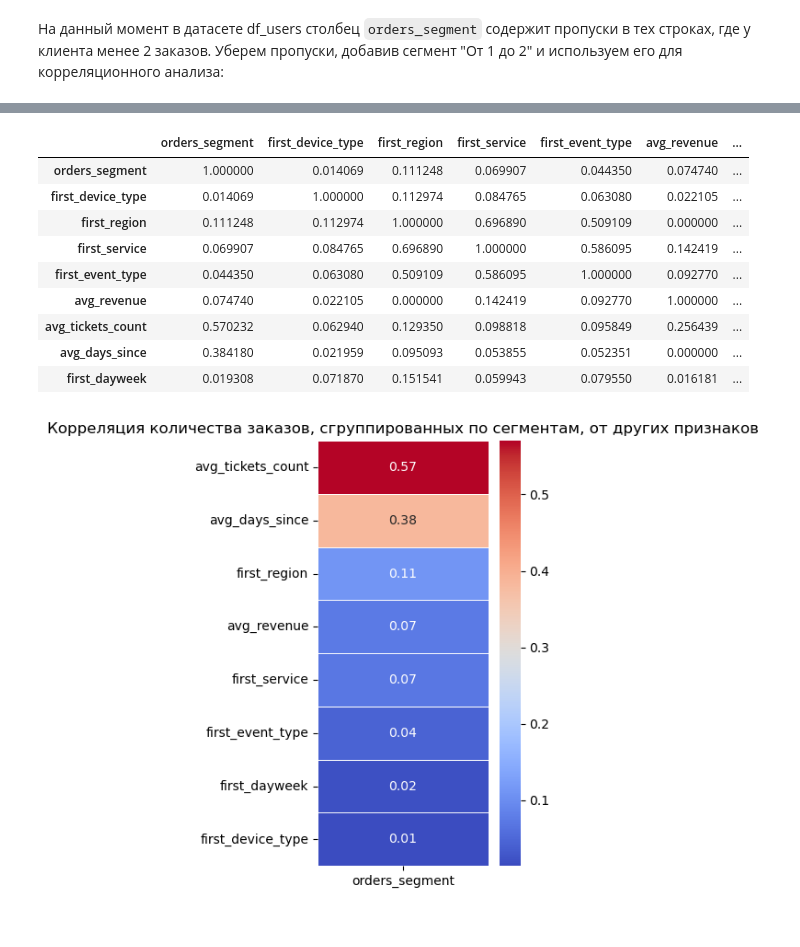
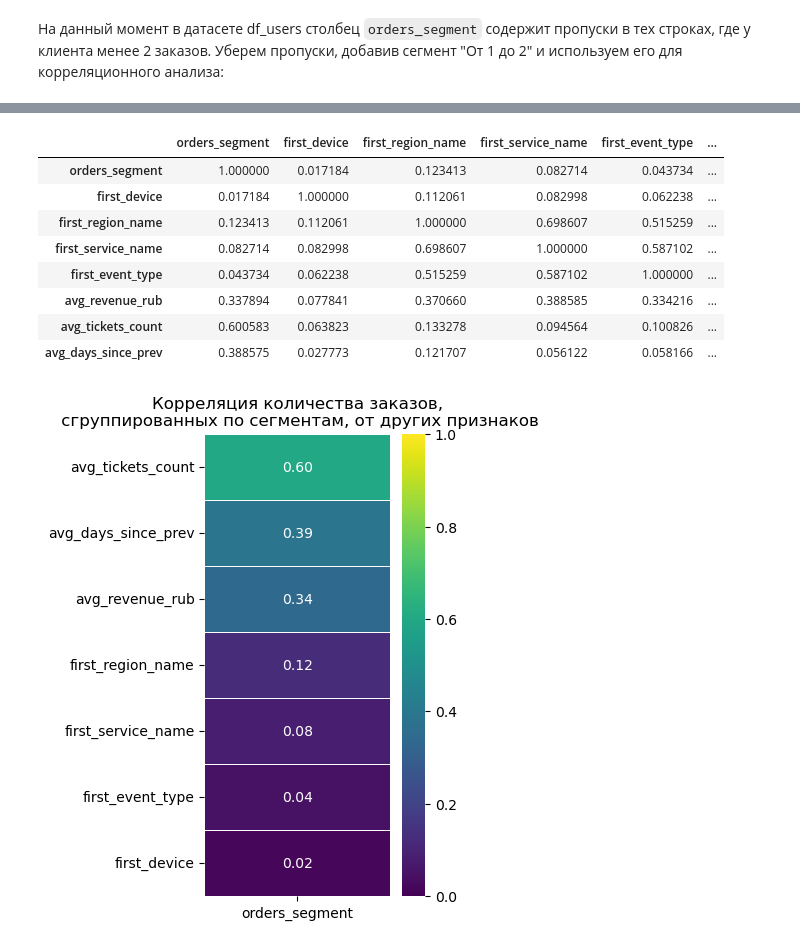
Before and after one commit to yageadvert/yandex-afisha-loyalty-analysis, a Jupyter notebook: notebooks/yandex-afisha-loyalty-analysis.ipynb, the cells around one changed output, grey strips where cells are left out. Cells and saved outputs as stored; diff of their text form; code cells hidden in the pictures.

```diff
--- a/notebooks/yandex-afisha-loyalty-analysis.ipynb
+++ b/notebooks/yandex-afisha-loyalty-analysis.ipynb
@@ -867,3 +1189,2 @@ df_users[df_users['total_orders']>10000]
 # %%
-# Выведем заказы по этому пользователю, используя датасет df со всеми заказами и отсортируем по дате и времени заказов
-df[df['user_id']=='0beb8fc0c0a9ce1'].sort_values(by='order_ts')
+profiles = profiles[profiles['total_orders']<=profiles['total_orders'].quantile(0.95)]
@@ -1553,54 +2552,67 @@ df_users.head()
 # Задаем все столбцы 'df_users', которые будут участвовать в корреляионном анализа
 cols = [
     'orders_segment',
-    'first_device_type',
-    'first_region',
-    'first_service',
+    'first_device',
+    'first_region_name',
+    'first_service_name',
     'first_event_type',
-    'avg_revenue',
+    'avg_revenue_rub',
     'avg_tickets_count',
-    'avg_days_since',
-    'first_dayweek'
+    'avg_days_since_prev'
 ]
 # Передаем столбцы в параметр `interval_cols` для определения интервальных данных
 interval_cols = [
-    'avg_revenue',
+    'avg_revenue_rub',
     'avg_tickets_count',
-    'avg_days_since',
+    'avg_days_since_prev',
 ]
 
-correlation_matrix_1=df_users[cols].phik_matrix(interval_cols=interval_cols)
+correlation_matrix_1=profiles[cols].phik_matrix(interval_cols=interval_cols)
 correlation_matrix_1
 # %% [output]
-|  | orders_segment | first_device_type | first_region | first_service | first_event_type | avg_revenue | ... |
-| orders_segment | 1.000000 | 0.014069 | 0.111248 | 0.069907 | 0.044350 | 0.074740 | ... |
-| first_device_type | 0.014069 | 1.000000 | 0.112974 | 0.084765 | 0.063080 | 0.022105 | ... |
-| first_region | 0.111248 | 0.112974 | 1.000000 | 0.696890 | 0.509109 | 0.000000 | ... |
-| first_service | 0.069907 | 0.084765 | 0.696890 | 1.000000 | 0.586095 | 0.142419 | ... |
-| first_event_type | 0.044350 | 0.063080 | 0.509109 | 0.586095 | 1.000000 | 0.092770 | ... |
-| avg_revenue | 0.074740 | 0.022105 | 0.000000 | 0.142419 | 0.092770 | 1.000000 | ... |
-| avg_tickets_count | 0.570232 | 0.062940 | 0.129350 | 0.098818 | 0.095849 | 0.256439 | ... |
-| avg_days_since | 0.384180 | 0.021959 | 0.095093 | 0.053855 | 0.052351 | 0.000000 | ... |
-| first_dayweek | 0.019308 | 0.071870 | 0.151541 | 0.059943 | 0.079550 | 0.016181 | ... |
+|  | orders_segment | first_device | first_region_name | first_service_name | first_event_type | ... |
+| orders_segment | 1.000000 | 0.017184 | 0.123413 | 0.082714 | 0.043734 | ... |
+| first_device | 0.017184 | 1.000000 | 0.112061 | 0.082998 | 0.062238 | ... |
+| first_region_name | 0.123413 | 0.112061 | 1.000000 | 0.698607 | 0.515259 | ... |
+| first_service_name | 0.082714 | 0.082998 | 0.698607 | 1.000000 | 0.587102 | ... |
+| first_event_type | 0.043734 | 0.062238 | 0.515259 | 0.587102 | 1.000000 | ... |
+| avg_revenue_rub | 0.337894 | 0.077841 | 0.370660 | 0.388585 | 0.334216 | ... |
+| avg_tickets_count | 0.600583 | 0.063823 | 0.133278 | 0.094564 | 0.100826 | ... |
+| avg_days_since_prev | 0.388575 | 0.027773 | 0.121707 | 0.056122 | 0.058166 | ... |
 # %%
 # Выводим из корреляционной матрицы один столбец 'orders_segment' для наглядности
-correlation_orders_segment=correlation_matrix_1.loc[correlation_matrix_1.index != 'orders_segment'][['orders_segment']].sort_values(by='orders_segment',ascending=False)
+correlation_orders_segment = (
+    correlation_matrix_1
+    .loc[correlation_matrix_1.index != 'orders_segment'][['orders_segment']]
+    .sort_values(by='orders_segment',ascending=False)
+)
 
 # Строим хитмап по одному корреляционному столбцу
 plt.figure(figsize=(3, 6));
-sns.heatmap(correlation_orders_segment,
-            annot=True, # Отображаем численные значения в ячейках карты
-            fmt='.2f', # Форматируем значения корреляции: два знака после точки
-            cmap='coolwarm', # Устанавливаем цветовую гамму от красного (макс. значение) к синему
-            linewidths=0.5 # Форматируем линию между ячейками карты
-           );
 
-# Добавляем заголовок и подпись по оси Х
-plt.title('Корреляция количества заказов, сгруппированных по сегментам, от других признаков')
-plt.xlabel('');
+sns.heatmap(
+    correlation_orders_segment,
+
+    # Отображаем численные значения в ячейках карты
+    annot=True,
+
+    # Форматируем значения корреляции: два знака после точки
+    fmt='.2f',
+
+    # Устанавливаем цветовую гамму от красного (макс. значение) к синему
+    cmap='viridis',
+
+    # Форматируем линию между ячейками карты
+    linewidths=0.5 ,
+    vmin=0,
+    vmax=1
+)
+
+plt.title('Корреляция количества заказов,\n сгруппированных по сегментам, от других признаков')
+plt.xlabel('')
 
 # Выводим график
-plt.show();
+plt.show()
 # %% [output]
-[figure, old version]
+[figure, new version]
 # %% [markdown]
```
Also changed, not shown: parts of 280 cells of this notebook, 8 other files.
